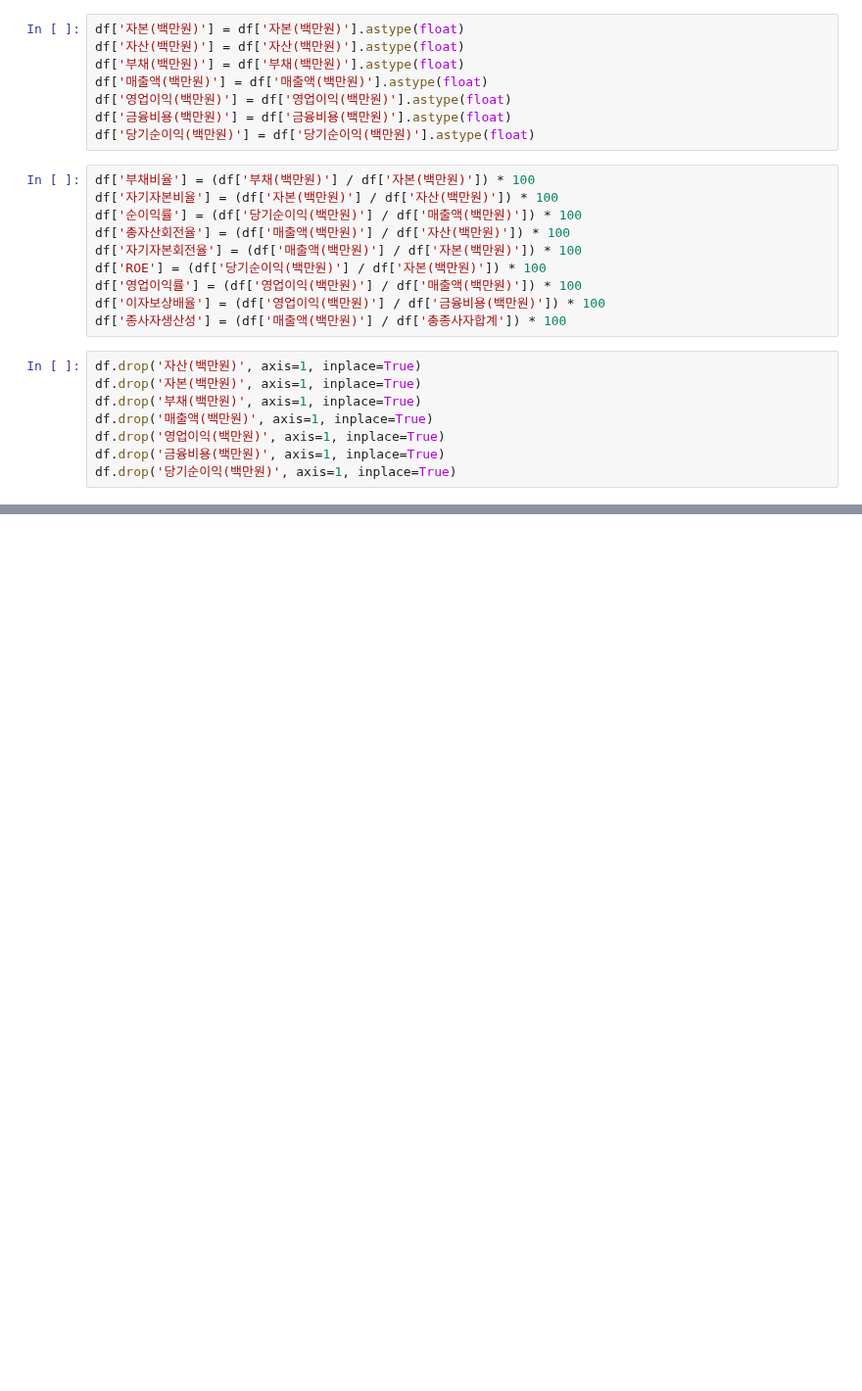
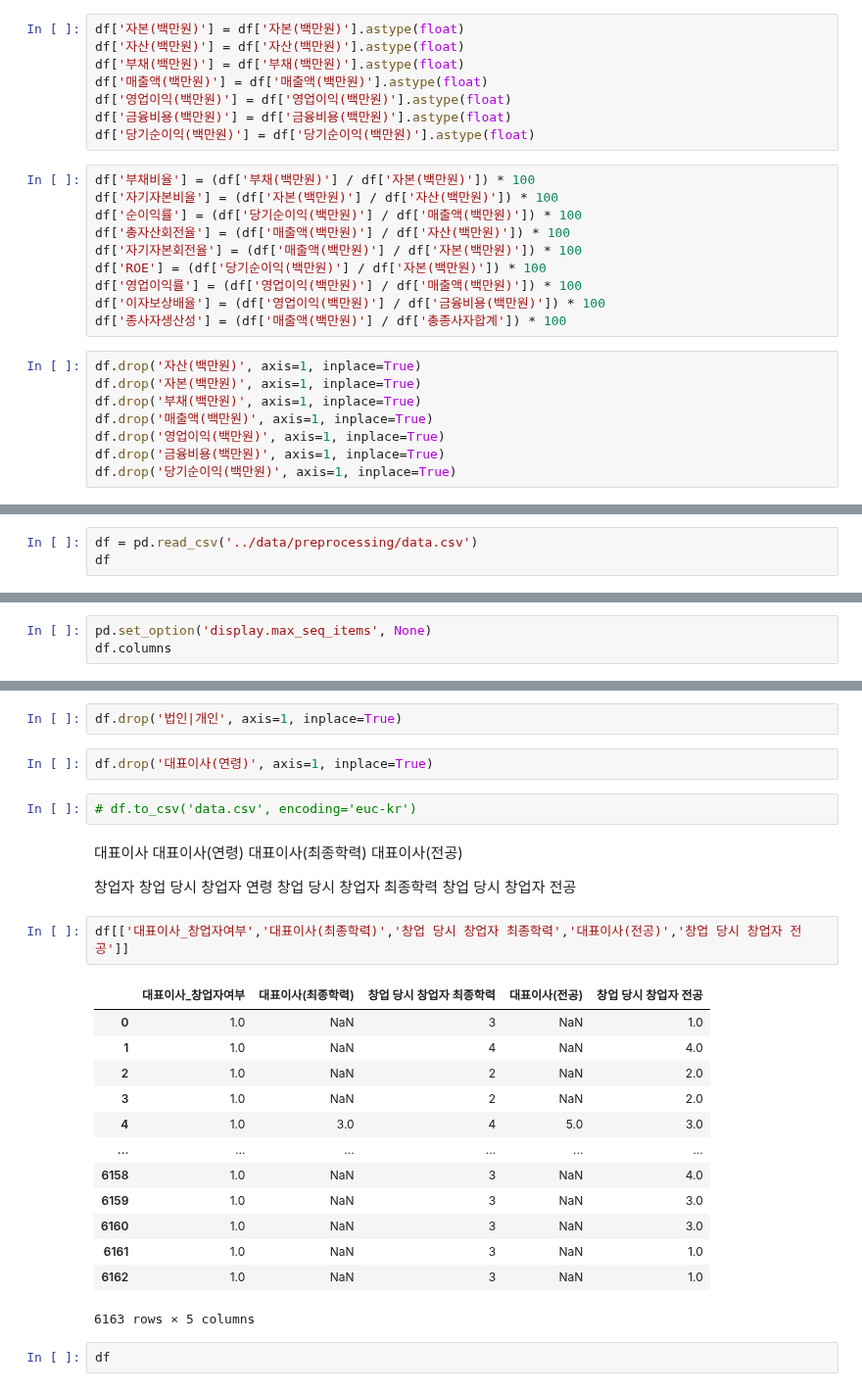
Before and after one commit to shoni0325/Project_1, a Jupyter notebook: code/test1.ipynb, the cells around one changed output, grey strips where cells are left out. Shown at 98% size. Drawn from its saved outputs; the diff is of its cells as text; blank space fills up the shorter version.

```diff
--- a/code/test1.ipynb
+++ b/code/test1.ipynb
@@ -872,0 +876,3 @@ df.drop('당기순이익(백만원)', axis=1, inplace=True)
+# %%
+df = pd.read_csv('../data/preprocessing/data.csv')
+df
@@ -872,0 +893,3 @@ df.drop('당기순이익(백만원)', axis=1, inplace=True)
+# %%
+pd.set_option('display.max_seq_items', None)
+df.columns
@@ -872,0 +914,34 @@ df.drop('당기순이익(백만원)', axis=1, inplace=True)
+# %%
+df.drop('법인|개인', axis=1, inplace=True)
+# %%
+df.drop('대표이사(연령)', axis=1, inplace=True)
+# %%
+# df.to_csv('data.csv', encoding='euc-kr')
+# %% [markdown]
+대표이사
+    대표이사(연령)
+    대표이사(최종학력)
+    대표이사(전공)
+
+창업자
+    창업 당시 창업자 연령
+    창업 당시 창업자 최종학력
+    창업 당시 창업자 전공
+# %%
+df[['대표이사_창업자여부','대표이사(최종학력)','창업 당시 창업자 최종학력','대표이사(전공)','창업 당시 창업자 전공']]
+# %% [output]
+|  | 대표이사_창업자여부 | 대표이사(최종학력) | 창업 당시 창업자 최종학력 | 대표이사(전공) | 창업 당시 창업자 전공 |
+| 0 | 1.0 | NaN | 3 | NaN | 1.0 |
+| 1 | 1.0 | NaN | 4 | NaN | 4.0 |
+| 2 | 1.0 | NaN | 2 | NaN | 2.0 |
+| 3 | 1.0 | NaN | 2 | NaN | 2.0 |
+| 4 | 1.0 | 3.0 | 4 | 5.0 | 3.0 |
+| ... | ... | ... | ... | ... | ... |
+| 6158 | 1.0 | NaN | 3 | NaN | 4.0 |
+| 6159 | 1.0 | NaN | 3 | NaN | 3.0 |
+| 6160 | 1.0 | NaN | 3 | NaN | 3.0 |
+| 6161 | 1.0 | NaN | 3 | NaN | 1.0 |
+| 6162 | 1.0 | NaN | 3 | NaN | 1.0 |
+6163 rows × 5 columns
+# %%
+df
```
Also changed, not shown: parts of 13 cells of this notebook, 5 other files.
